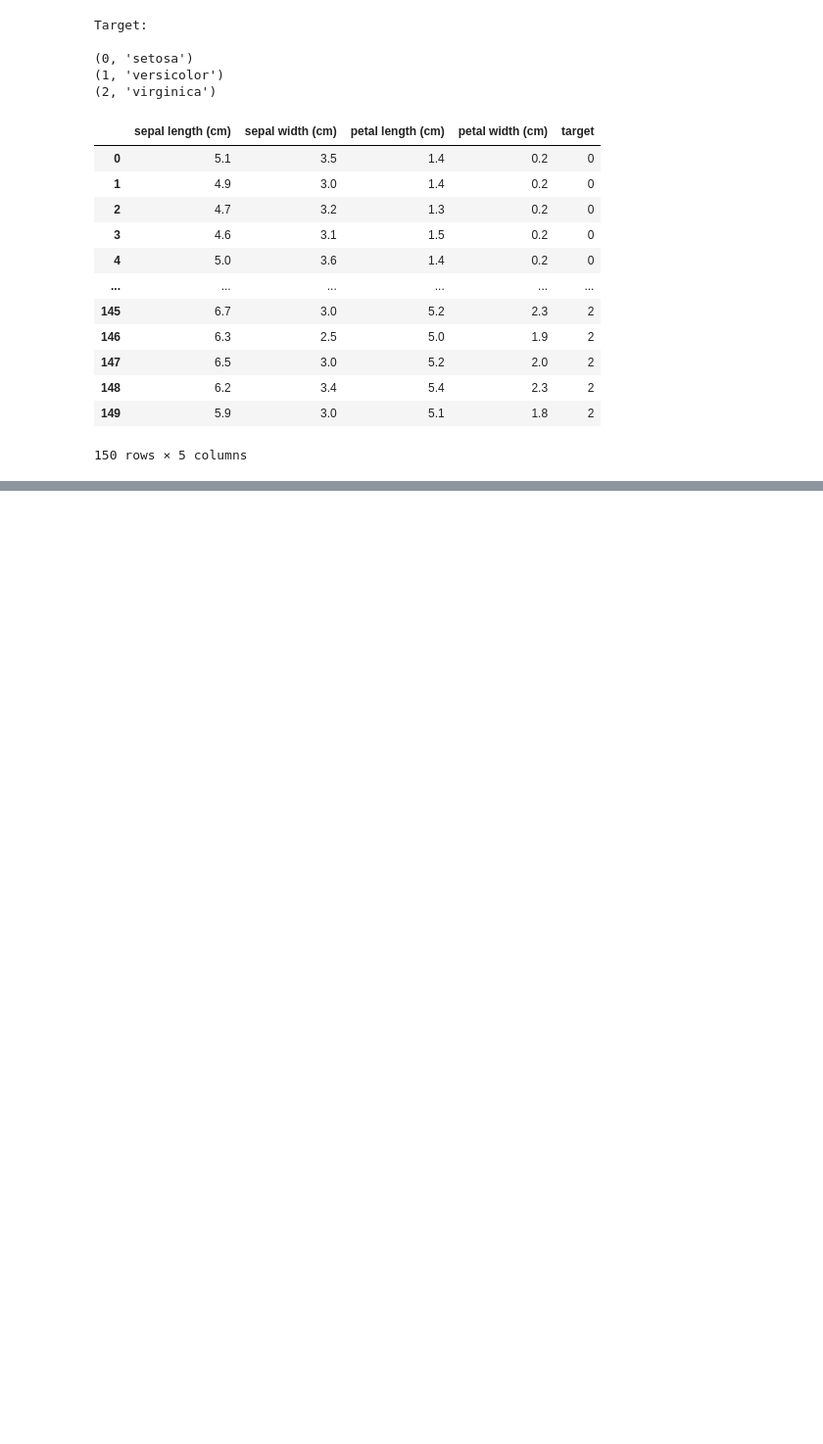
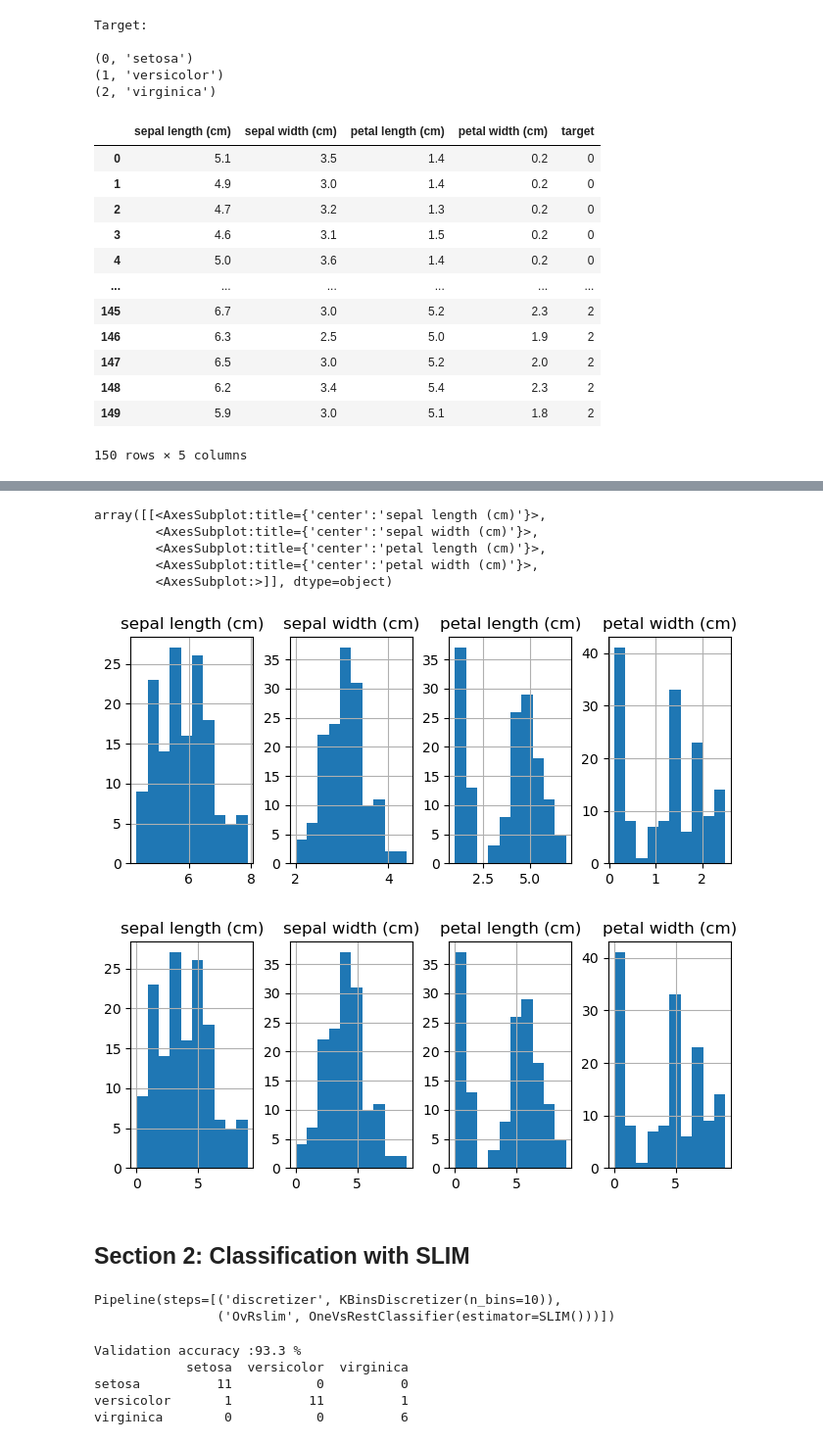
Before and after one commit to scikit-mine/scikit-mine, a Jupyter notebook: docs/tutorials/itemsets/classifier.ipynb, the cells around one changed output, grey strips where cells are left out. Shown: that part at 98% size. Drawn from its saved outputs; the diff is of its cells as text; code cells hidden in the pictures; blank space fills up the shorter version.

```diff
--- a/docs/tutorials/itemsets/classifier.ipynb
+++ b/docs/tutorials/itemsets/classifier.ipynb
@@ -67,0 +68,5 @@ fig.show()
+# %%
+nbins = 10
+est = KBinsDiscretizer(n_bins=nbins, encode='ordinal', strategy="uniform").set_output(transform='pandas')
+iris_discret = est.fit_transform(iris.frame)
+iris_discret.astype(int)
@@ -67,0 +87,11 @@ fig.show()
+# %%
+iris.frame.drop(columns='target').hist(layout=(1,5),figsize=(10,3))
+iris_discret.drop(columns='target').hist(layout=(1,5),figsize=(10,3))
+# %% [output]
+array([[<AxesSubplot:title={'center':'sepal length (cm)'}>,
+        <AxesSubplot:title={'center':'sepal width (cm)'}>,
+        <AxesSubplot:title={'center':'petal length (cm)'}>,
+        <AxesSubplot:title={'center':'petal width (cm)'}>,
+        <AxesSubplot:>]], dtype=object)
+[figure, added]
+[figure, added]
@@ -67,0 +103,2 @@ fig.show()
+# %% [markdown]
+ ## Section 2: Classification with SLIM <a class="anchor" id="section_2"></a>
@@ -67,0 +113,17 @@ fig.show()
+# %%
+# training pipeline
+clf.fit(X_train, y_train)
+# %% [output]
+Pipeline(steps=[('discretizer', KBinsDiscretizer(n_bins=10)),
+                ('OvRslim', OneVsRestClassifier(estimator=SLIM()))])
+# %%
+from sklearn.metrics import confusion_matrix
+y_pred = clf.predict(X_test)
+print(f"Validation accuracy :{round(clf.score(X_test, y_test) * 100,1)} %")
+print(pd.DataFrame(confusion_matrix(y_test, y_pred), columns=iris.target_names, index=iris.target_names))
+# %% [output]
+Validation accuracy :93.3 %
+            setosa  versicolor  virginica
+setosa          11           0          0
+versicolor       1          11          1
+virginica        0           0          6
```
Also changed, not shown: parts of 12 cells of this notebook, 3 other files.
